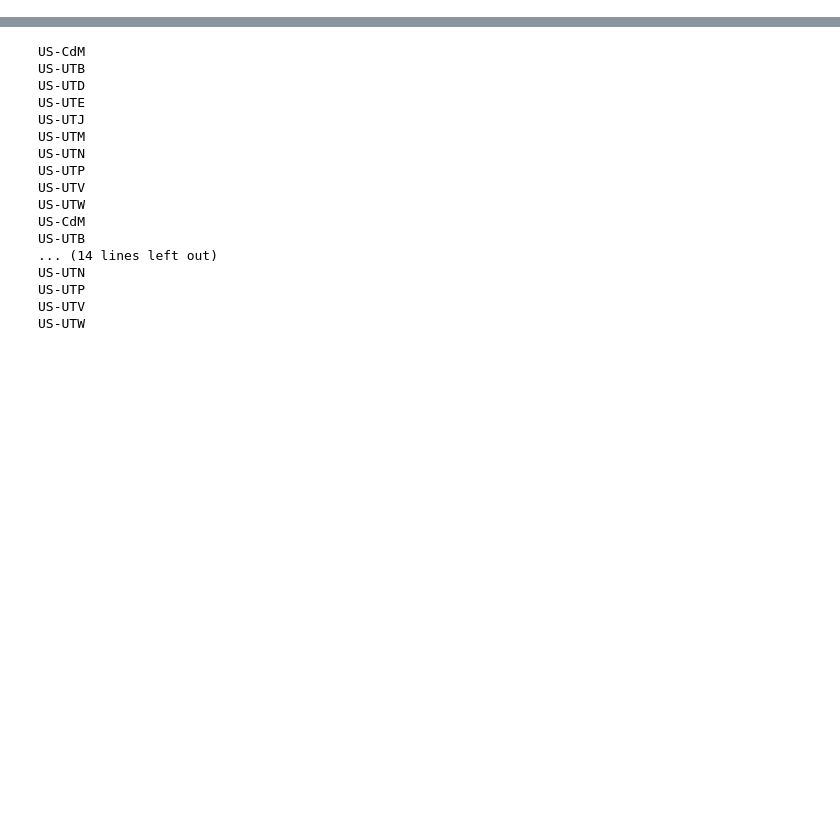
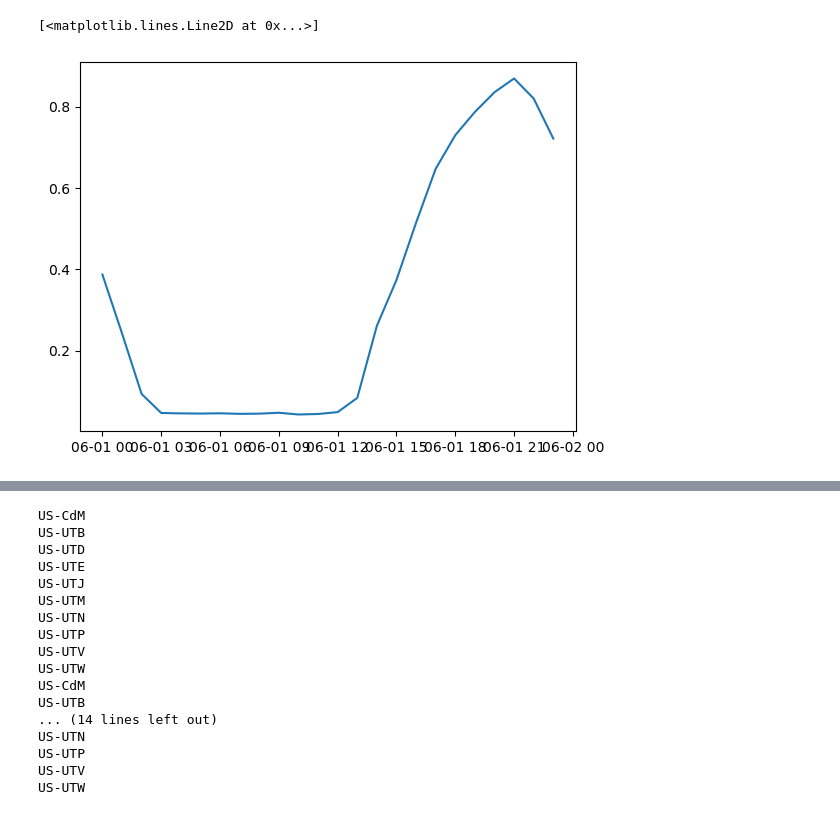
Before and after one commit to utah-geological-survey/MicroMet, a Jupyter notebook: Notebooks/Footprints/NLDAS_Download_and_Summarize.ipynb, the cells around one changed output, grey strips where cells are left out. Drawn from its saved outputs; the diff is of its cells as text; code cells hidden in the pictures; blank space fills up the shorter version.

```diff
--- a/Notebooks/Footprints/NLDAS_Download_and_Summarize.ipynb
+++ b/Notebooks/Footprints/NLDAS_Download_and_Summarize.ipynb
@@ -297,0 +281,5 @@ plt.show()
+# %%
+plt.plot(ds['time'].sel(time='2024-06-01'),eto_timeseries.sel(time='2024-06-01'))
+# %% [output]
+[<matplotlib.lines.Line2D at 0x...>]
+[figure, added]
```
Also changed, not shown: parts of 16 cells of this notebook, 3 other files.
